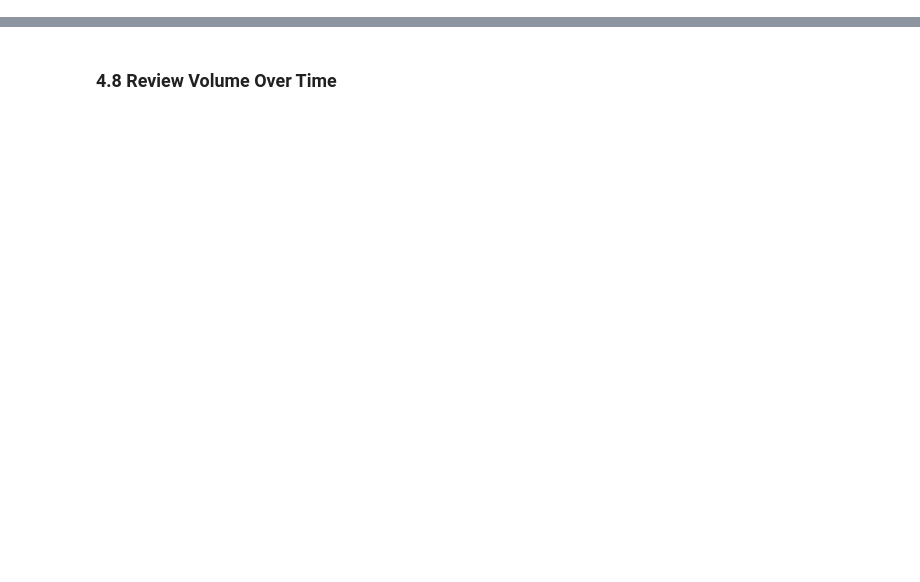
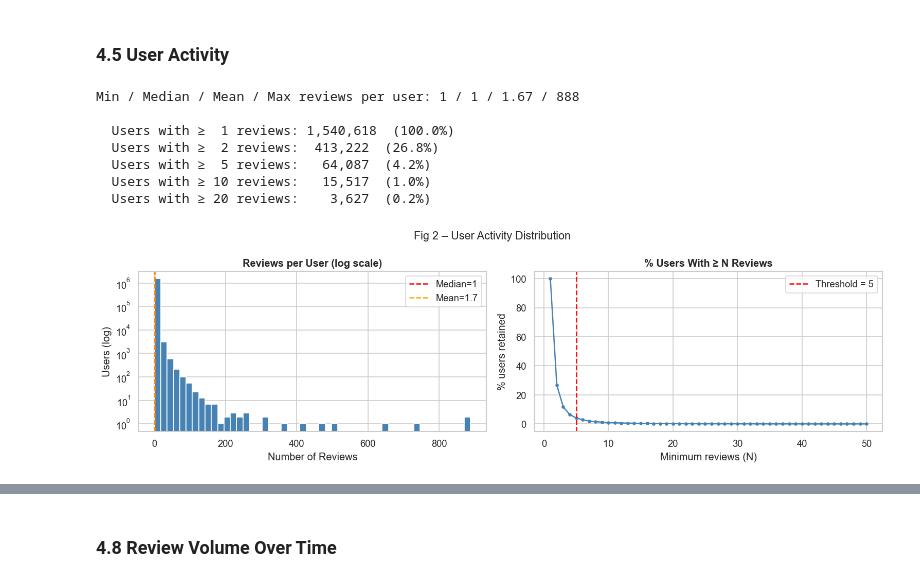
Before and after one commit to sofiasanjose/recsys-amazon-videogames, a Jupyter notebook: notebooks/01_data_and_problem_framing.ipynb, the cells around one changed output, grey strips where cells are left out. Saved outputs shown, nothing was run; the diff lists cells and outputs as text; code cells hidden in the pictures; blank space fills up the shorter version.

```diff
--- a/notebooks/01_data_and_problem_framing.ipynb
+++ b/notebooks/01_data_and_problem_framing.ipynb
@@ -503,0 +242,43 @@ B00CMN0Z0S             60GB Hard Disk Drive for Xbox 360 Slim          2859
+# %% [markdown]
+### 4.5 User Activity
+# %%
+user_activity = reviews_raw['reviewerID'].value_counts()
+
+print(f'Min / Median / Mean / Max reviews per user: '
+      f'{user_activity.min()} / {user_activity.median():.0f} / {user_activity.mean():.2f} / {user_activity.max()}')
+print()
+for t in [1, 2, 5, 10, 20]:
+    n = (user_activity >= t).sum()
+    print(f'  Users with ≥ {t:2d} reviews: {n:>8,}  ({n/len(user_activity):.1%})')
+
+fig, axes = plt.subplots(1, 2, figsize=(13, 4))
+
+axes[0].hist(user_activity.values, bins=50, color='steelblue', edgecolor='white', log=True)
+axes[0].set_title('Reviews per User (log scale)', fontweight='bold')
+axes[0].set_xlabel('Number of Reviews')
+axes[0].set_ylabel('Users (log)')
+axes[0].axvline(user_activity.median(), color='red',    linestyle='--', label=f'Median={int(user_activity.median())}')
+axes[0].axvline(user_activity.mean(),   color='orange', linestyle='--', label=f'Mean={user_activity.mean():.1f}')
+axes[0].legend()
+
+pct_users = [(user_activity >= t).sum() / len(user_activity) * 100 for t in range(1, 51)]
+axes[1].plot(range(1, 51), pct_users, marker='o', markersize=3, color='steelblue')
+axes[1].axvline(5, color='red', linestyle='--', label='Threshold = 5')
+axes[1].set_title('% Users With ≥ N Reviews', fontweight='bold')
+axes[1].set_xlabel('Minimum reviews (N)')
+axes[1].set_ylabel('% users retained')
+axes[1].legend()
+
+plt.suptitle('Fig 2 – User Activity Distribution', fontsize=13)
+plt.tight_layout()
+plt.savefig(f'{PROC_DIR}fig2_user_activity.png', bbox_inches='tight')
+plt.show()
+# %% [output]
+Min / Median / Mean / Max reviews per user: 1 / 1 / 1.67 / 888
+
+  Users with ≥  1 reviews: 1,540,618  (100.0%)
+  Users with ≥  2 reviews:  413,222  (26.8%)
+  Users with ≥  5 reviews:   64,087  (4.2%)
+  Users with ≥ 10 reviews:   15,517  (1.0%)
+  Users with ≥ 20 reviews:    3,627  (0.2%)
+[figure, added]
```
Also changed, not shown: parts of 82 cells of this notebook.
